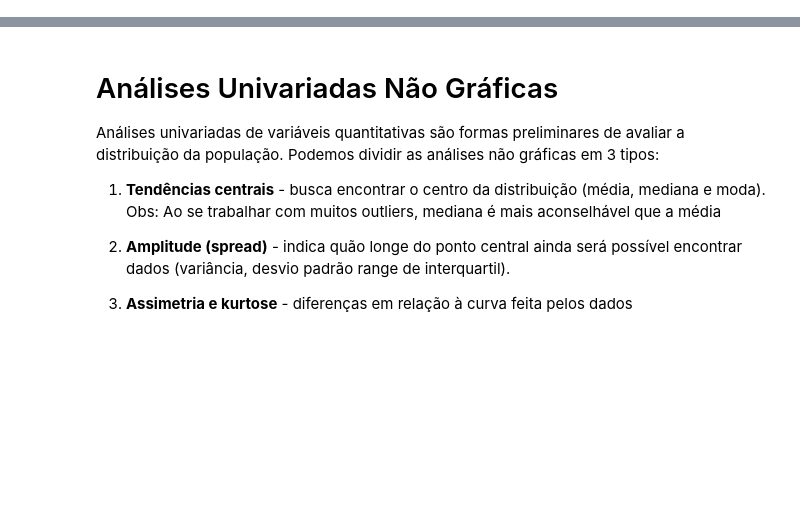
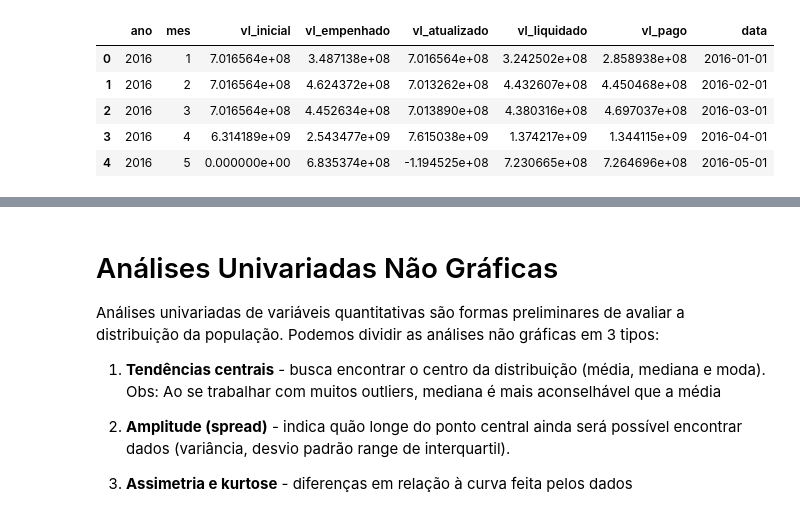
Before and after one commit to leportella/eda_example, a Jupyter notebook: EDA_Example_Alagoas_State_Budget.ipynb, the cells around one changed output, grey strips where cells are left out. Drawn from its saved outputs; the diff is of its cells as text; code cells hidden in the pictures; blank space fills up the shorter version.

```diff
--- a/EDA_Example_Alagoas_State_Budget.ipynb
+++ b/EDA_Example_Alagoas_State_Budget.ipynb
@@ -25,2 +54,24 @@ total = total.assign(date=pd.Series(months).values)
+# %%
+# Transformando ano e mês em uma coluna de data
+
+# criando uma lista vazia
+meses = []
+
+# iteramos em cada linha do DataFrame transformando o dado usando o módulo date
+for item, linha  in orcamento.iterrows():
+    meses.append(date(int(linha['ano']), int(linha['mes']), 1))
+
+# Adicionamos o dado como uma Series (formato de coluna de um DataFrame) cujo nome será "data"
+orcamento['data'] = pd.Series(meses).values
+
+# Mostrando apenas os 5 primeiros dados do DataFrame
+orcamento.head()
+# %% [output]
+|  | ano | mes | vl_inicial | vl_empenhado | vl_atualizado | vl_liquidado | vl_pago | data |
+| 0 | 2016 | 1 | 7.016564e+08 | 3.487138e+08 | 7.016564e+08 | 3.242502e+08 | 2.858938e+08 | 2016-01-01 |
+| 1 | 2016 | 2 | 7.016564e+08 | 4.624372e+08 | 7.013262e+08 | 4.432607e+08 | 4.450468e+08 | 2016-02-01 |
+| 2 | 2016 | 3 | 7.016564e+08 | 4.452634e+08 | 7.013890e+08 | 4.380316e+08 | 4.697037e+08 | 2016-03-01 |
+| 3 | 2016 | 4 | 6.314189e+09 | 2.543477e+09 | 7.615038e+09 | 1.374217e+09 | 1.344115e+09 | 2016-04-01 |
+| 4 | 2016 | 5 | 0.000000e+00 | 6.835374e+08 | -1.194525e+08 | 7.230665e+08 | 7.264696e+08 | 2016-05-01 |
 # %%
 # Remove dados de ano e mês que não serão mais utilizados
```
Also changed, not shown: parts of 26 cells of this notebook.
